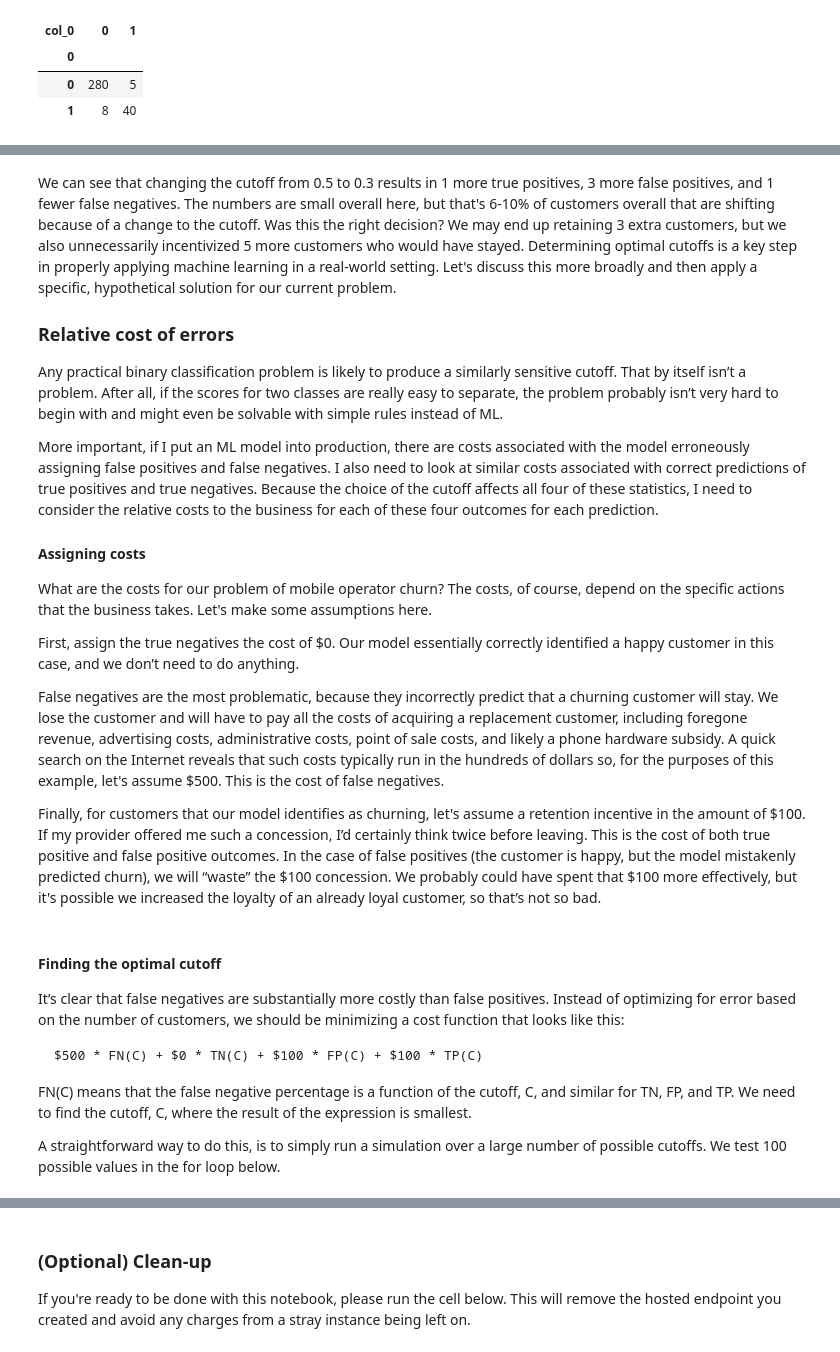
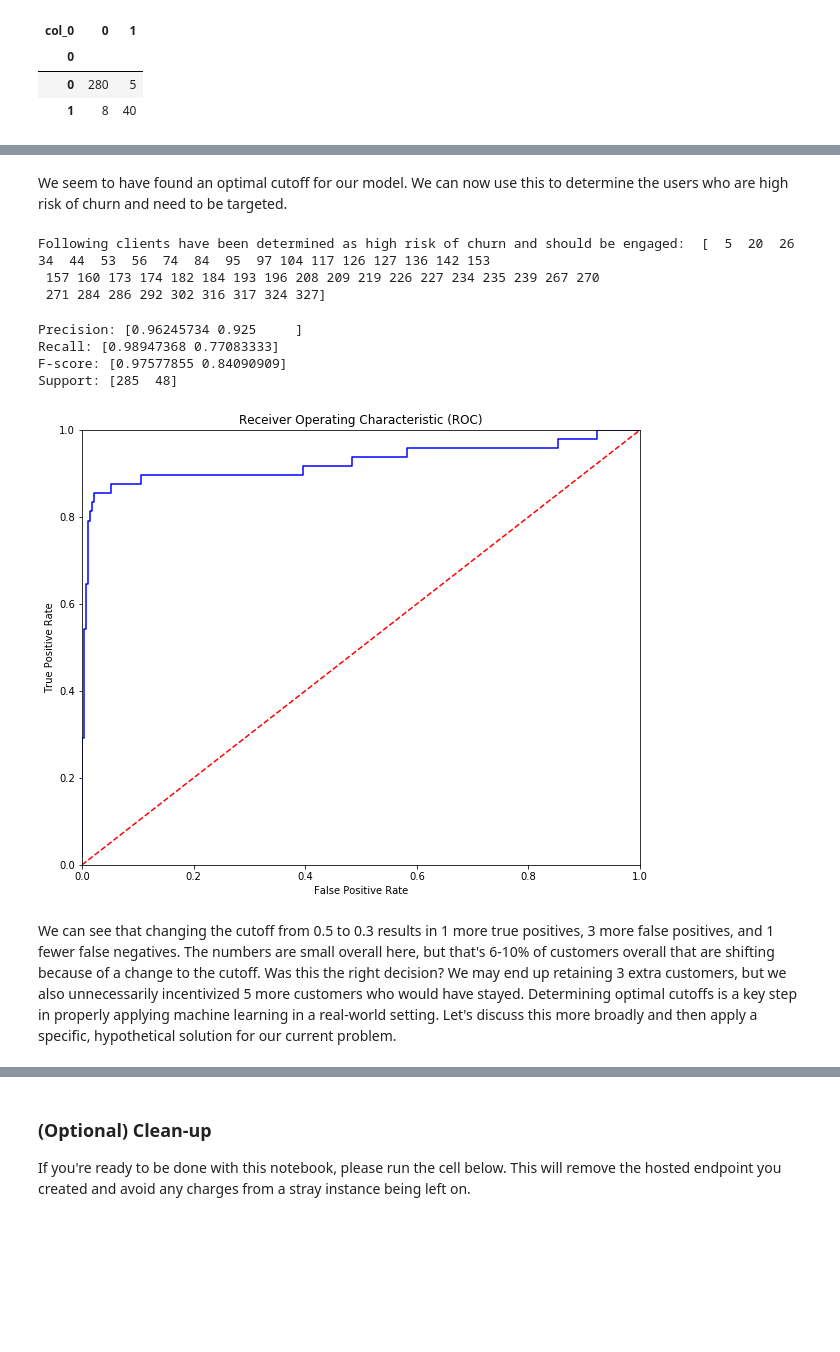
Before and after one commit to pedrojpaez/sagemaker-churn-workshop, a Jupyter notebook: xgboost_customer_churn_hpo.ipynb, the cells around one changed output, grey strips where cells are left out. Drawn from its saved outputs; the diff is of its cells as text; code cells hidden in the pictures; blank space fills up the shorter version.

Commit message:
Adapted both xgboost_customer_churn notebooks for lab

````diff
--- a/xgboost_customer_churn_hpo.ipynb
+++ b/xgboost_customer_churn_hpo.ipynb
@@ -484,5 +486,5 @@ Now that we've trained the algorithm, let's create a model and deploy it to a ho
 # %%
-xgb_predictor = sagemaker.predictor.RealTimePredictor('XGboost-chunr-best2-endpoint')
+xgb_predictor = sagemaker.predictor.RealTimePredictor('XGboost-churn-best2-endpoint')
 # %% [markdown]
 ### Evaluate
 
@@ -548,0 +544,9 @@ np.where(predictions>.2)
+# %% [markdown]
+We seem to have found an optimal cutoff for our model. We can now use this to determine the users who are high risk of churn and need to be targeted.
+# %%
+target_clients=np.where(predictions>.2)
+print('Following clients have been determined as high risk of churn and should be engaged: ',target_clients[0])
+# %% [output]
+Following clients have been determined as high risk of churn and should be engaged:  [  5  20  26  34  44  53  56  74  84  95  97 104 117 126 127 136 142 153
+ 157 160 173 174 182 184 193 196 208 209 219 226 227 234 235 239 267 270
+ 271 284 286 292 302 316 317 324 327]
@@ -549,30 +556,42 @@ np.where(predictions>.2)
+# %%
+def f1(y, t):
+    t = t.get_label()
+    y_bin = [1. if y_cont > 0.5 else 0. for y_cont in y]   # change the prob to class output
+    return 'f1', f1_score(t, y_bin)
+
+def print_evaluation_metric (y_true, y_pred):
+    precision, recall, fscore, support = precision_recall_fscore_support(y_true, y_pred)
+    print("Precision: {}".format(precision))
+    print("Recall: {}".format(recall))
+    print("F-score: {}".format(fscore))
+    print("Support: {}".format(support))
+    return
+
+
+
+def plot_roc_curve (y_true, y_prob):
+    fpr, tpr, threshold = roc_curve(y_true, y_prob)
+    fig = plt.gcf()
+    fig.set_size_inches(10, 8)
+    plt.title("Receiver Operating Characteristic (ROC)")
+    plt.plot(fpr, tpr, 'b')
+    plt.plot([0, 1], [0, 1],'r--')
+    plt.xlim([0, 1])
+    plt.ylim([0, 1])
+    plt.ylabel('True Positive Rate')
+    plt.xlabel('False Positive Rate')
+    plt.show()
+    return
+# %%
+print_evaluation_metric (test_data.iloc[:, 0], np.where(predictions > 0.5, 1, 0))
+# %% [output]
+Precision: [0.96245734 0.925     ]
+Recall: [0.98947368 0.77083333]
+F-score: [0.97577855 0.84090909]
+Support: [285  48]
+# %%
+plot_roc_curve(test_data.iloc[:, 0], predictions)
+# %% [output]
+[figure, added]
 # %% [markdown]
 We can see that changing the cutoff from 0.5 to 0.3 results in 1 more true positives, 3 more false positives, and 1 fewer false negatives.  The numbers are small overall here, but that's 6-10% of customers overall that are shifting because of a change to the cutoff.  Was this the right decision?  We may end up retaining 3 extra customers, but we also unnecessarily incentivized 5 more customers who would have stayed.  Determining optimal cutoffs is a key step in properly applying machine learning in a real-world setting.  Let's discuss this more broadly and then apply a specific, hypothetical solution for our current problem.
-
-### Relative cost of errors
-
-Any practical binary classification problem is likely to produce a similarly sensitive cutoff. That by itself isn’t a problem. After all, if the scores for two classes are really easy to separate, the problem probably isn’t very hard to begin with and might even be solvable with simple rules instead of ML.
-
-More important, if I put an ML model into production, there are costs associated with the model erroneously assigning false positives and false negatives. I also need to look at similar costs associated with correct predictions of true positives and true negatives.  Because the choice of the cutoff affects all four of these statistics, I need to consider the relative costs to the business for each of these four outcomes for each prediction.
-
-#### Assigning costs
-
-What are the costs for our problem of mobile operator churn? The costs, of course, depend on the specific actions that the business takes. Let's make some assumptions here.
-
-First, assign the true negatives the cost of \$0. Our model essentially correctly identified a happy customer in this case, and we don’t need to do anything.
-
-False negatives are the most problematic, because they incorrectly predict that a churning customer will stay. We lose the customer and will have to pay all the costs of acquiring a replacement customer, including foregone revenue, advertising costs, administrative costs, point of sale costs, and likely a phone hardware subsidy. A quick search on the Internet reveals that such costs typically run in the hundreds of dollars so, for the purposes of this example, let's assume \$500. This is the cost of false negatives.
-
-Finally, for customers that our model identifies as churning, let's assume a retention incentive in the amount of \$100. If my provider offered me such a concession, I’d certainly think twice before leaving. This is the cost of both true positive and false positive outcomes. In the case of false positives (the customer is happy, but the model mistakenly predicted churn), we will “waste” the \$100 concession. We probably could have spent that \$100 more effectively, but it's possible we increased the loyalty of an already loyal customer, so that’s not so bad.
-# %% [markdown]
-#### Finding the optimal cutoff
-
-It’s clear that false negatives are substantially more costly than false positives. Instead of optimizing for error based on the number of customers, we should be minimizing a cost function that looks like this:
-
-```txt
-$500 * FN(C) + $0 * TN(C) + $100 * FP(C) + $100 * TP(C)
-```
-
-FN(C) means that the false negative percentage is a function of the cutoff, C, and similar for TN, FP, and TP.  We need to find the cutoff, C, where the result of the expression is smallest.
-
-A straightforward way to do this, is to simply run a simulation over a large number of possible cutoffs.  We test 100 possible values in the for loop below.
````
Also changed, not shown: parts of 11 cells of this notebook, 1 other file.
